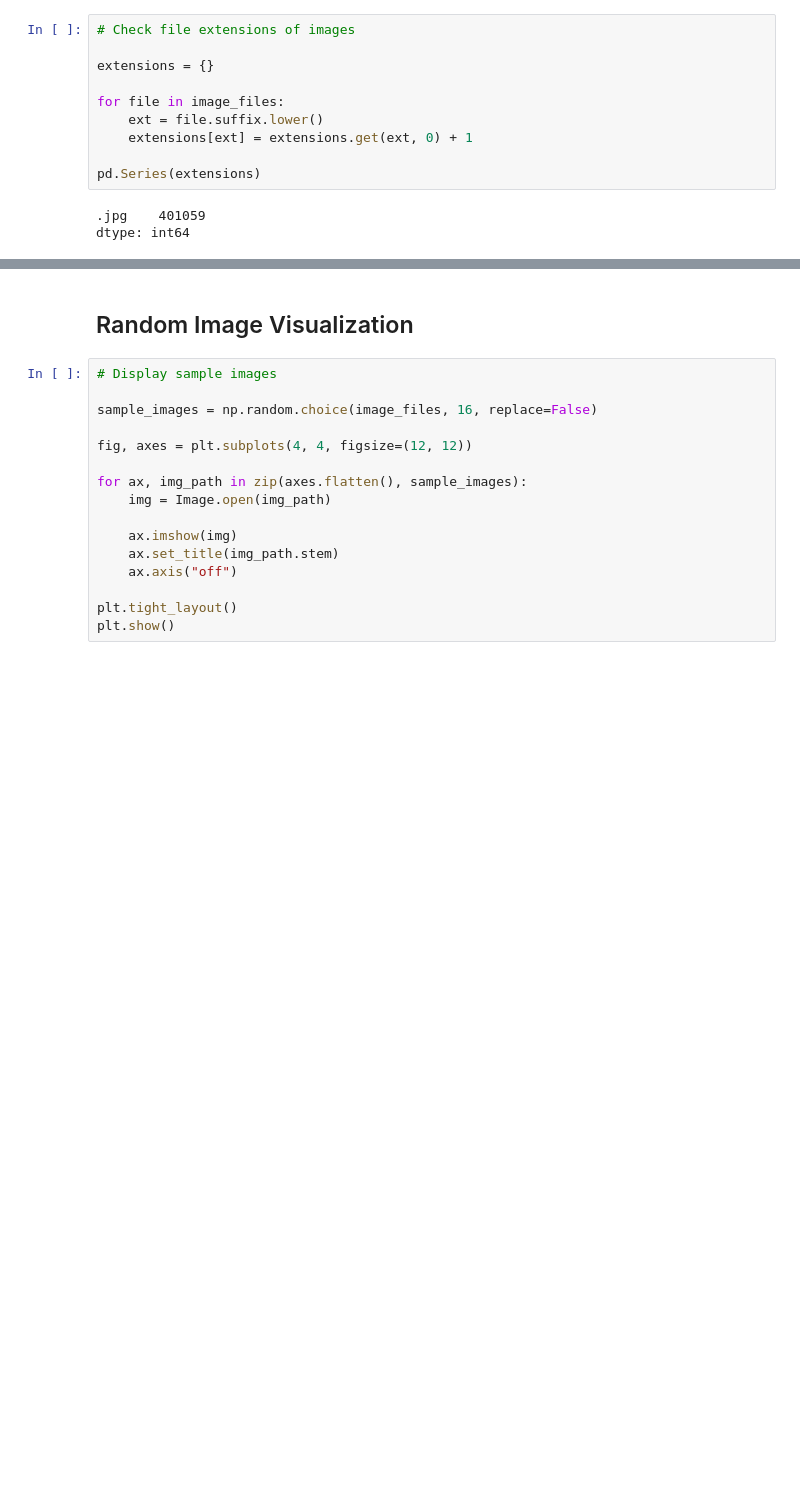
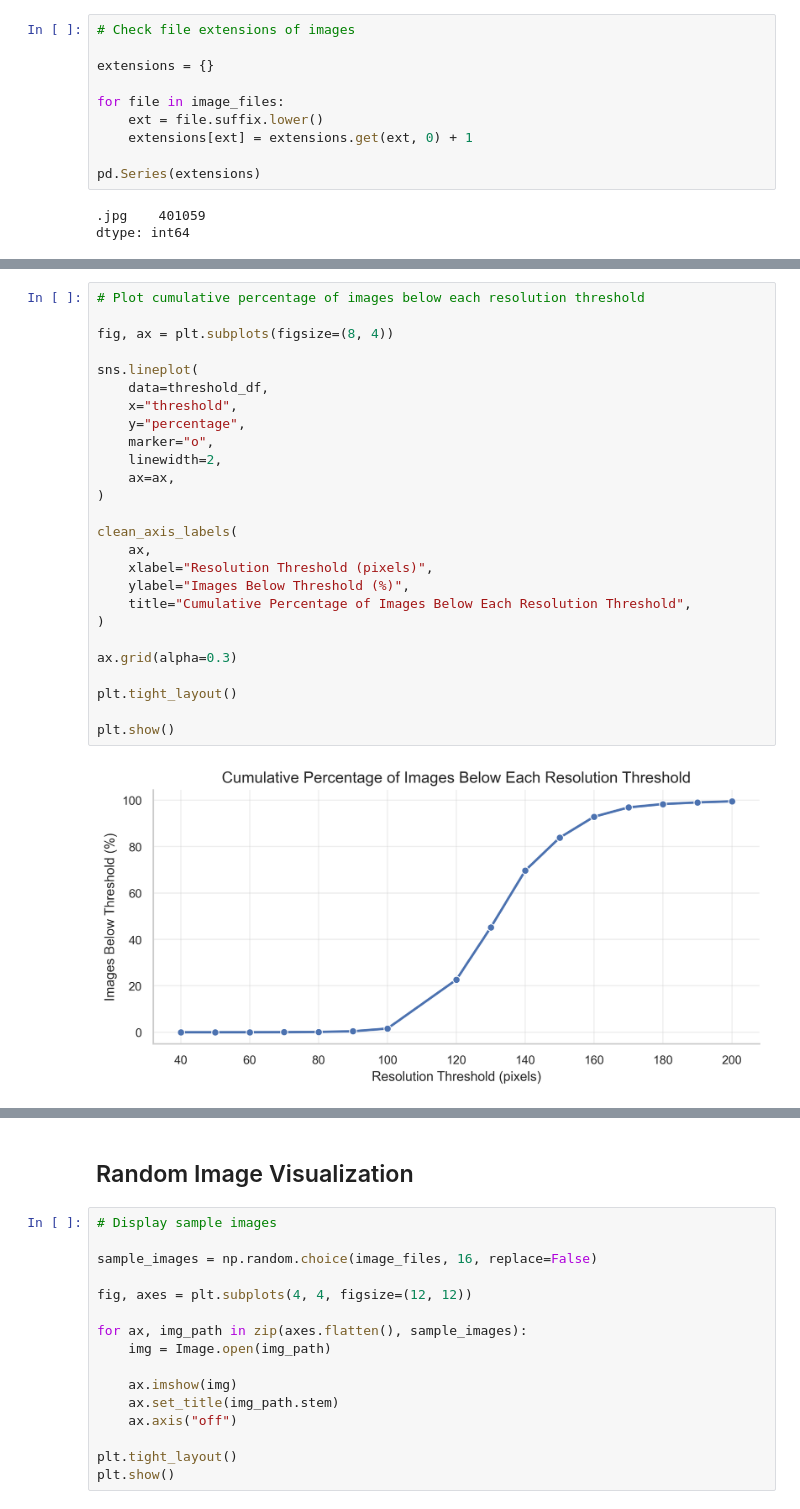
Before and after one commit to JuanCardona7/my-image-classifier, a Jupyter notebook: notebooks/IMG_01_image_audit.ipynb, the cells around one changed output, grey strips where cells are left out. Saved outputs shown, nothing was run; the diff lists cells and outputs as text; blank space fills up the shorter version.

```diff
--- a/notebooks/IMG_01_image_audit.ipynb
+++ b/notebooks/IMG_01_image_audit.ipynb
@@ -252,0 +582,28 @@ print(f"{total_gb:.2f} GB")
+# %%
+# Plot cumulative percentage of images below each resolution threshold
+
+fig, ax = plt.subplots(figsize=(8, 4))
+
+sns.lineplot(
+    data=threshold_df,
+    x="threshold",
+    y="percentage",
+    marker="o",
+    linewidth=2,
+    ax=ax,
+)
+
+clean_axis_labels(
+    ax,
+    xlabel="Resolution Threshold (pixels)",
+    ylabel="Images Below Threshold (%)",
+    title="Cumulative Percentage of Images Below Each Resolution Threshold",
+)
+
+ax.grid(alpha=0.3)
+
+plt.tight_layout()
+
+plt.show()
+# %% [output]
+[figure, added]
```
Also changed, not shown: parts of 88 cells of this notebook, 1 other file.
